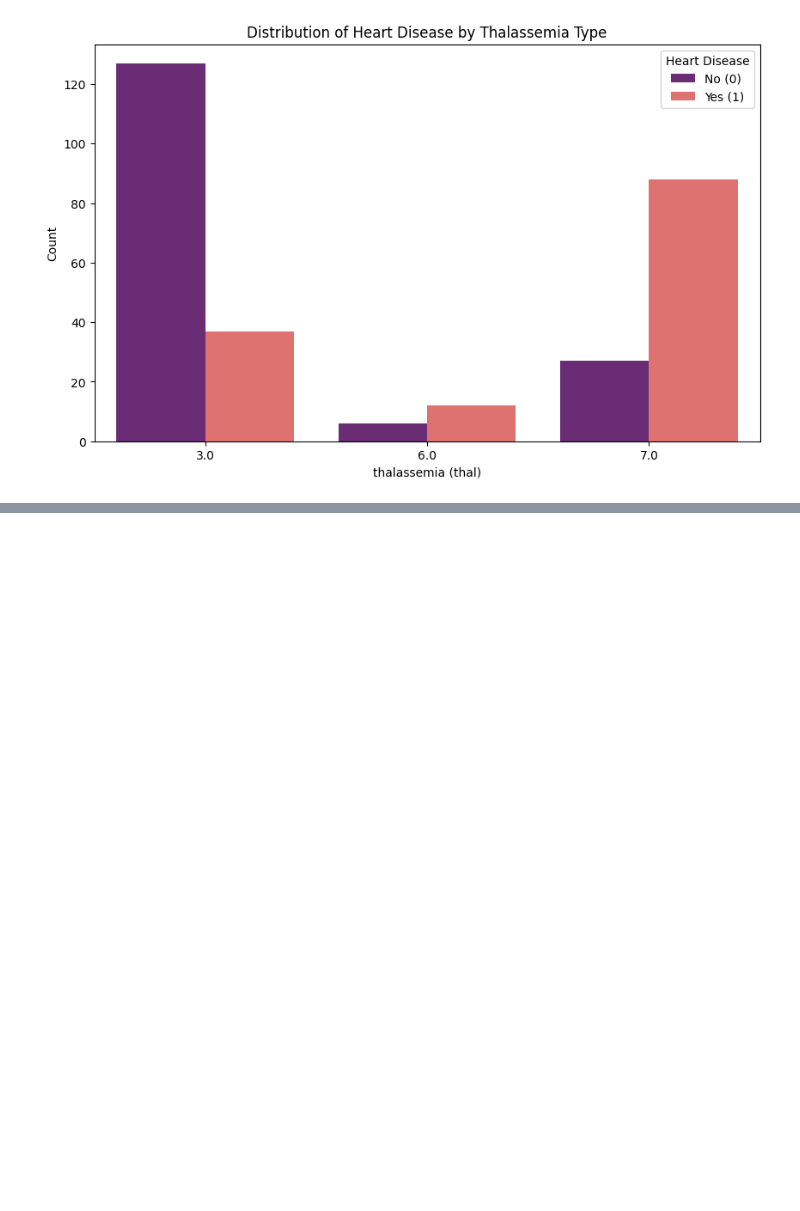
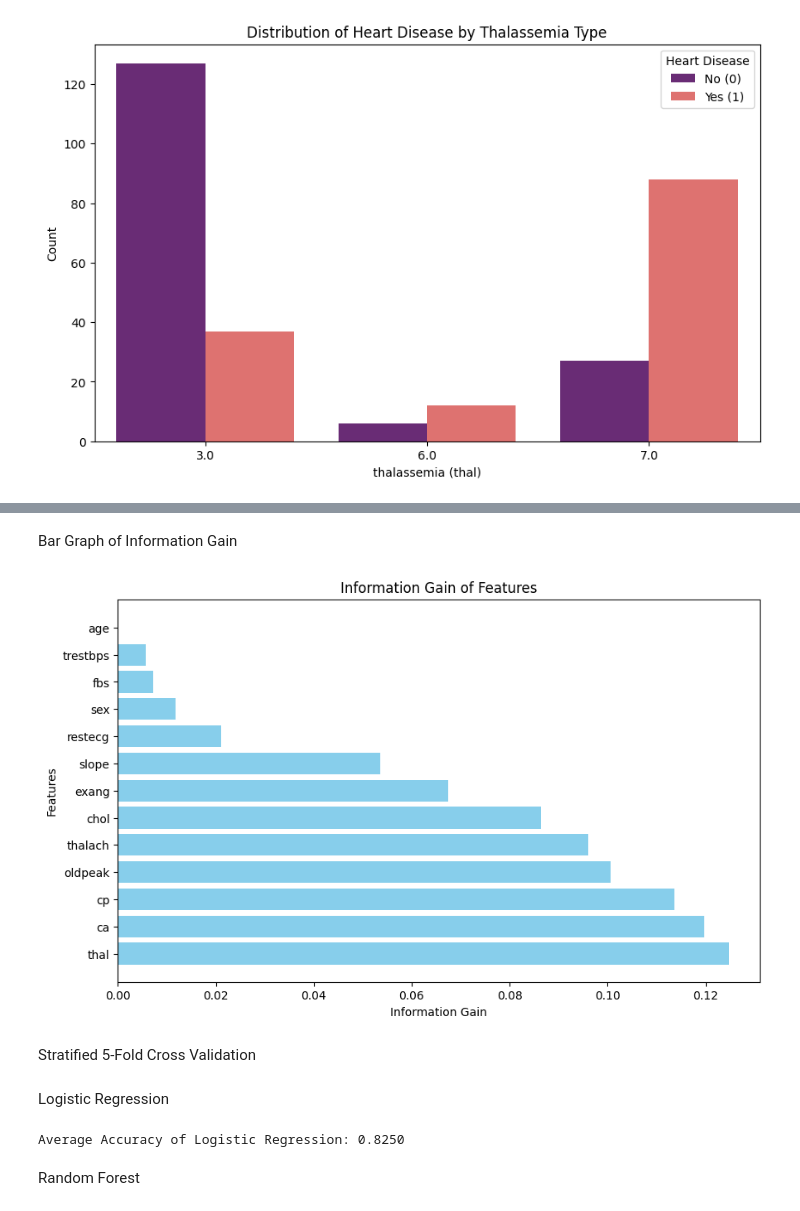
Before and after one commit to Mattkwan8/Machine-Learning-to-Predict-Heart-Disease, a Jupyter notebook: Machine Learning to predict heart disease.ipynb, the cells around one changed output, grey strips where cells are left out. Cells and saved outputs as stored; diff of their text form; code cells hidden in the pictures; blank space fills up the shorter version.

```diff
--- a/Machine Learning to predict heart disease.ipynb
+++ b/Machine Learning to predict heart disease.ipynb
@@ -275,0 +571,17 @@ plt.show()
+# %% [markdown]
+Bar Graph of Information Gain
+# %%
+%matplotlib inline
+import matplotlib.pyplot as plt
+
+# Plot the information gain of each feature
+plt.figure(figsize=(10, 6))
+plt.barh(feature_scores['Feature'], feature_scores['Information Gain'], color='skyblue')
+plt.title('Information Gain of Features')
+plt.xlabel('Information Gain')
+plt.ylabel('Features')
+plt.show()
+# %% [output]
+[figure, added]
+# %% [markdown]
+Stratified 5-Fold Cross Validation
@@ -275,0 +607,38 @@ plt.show()
+# %% [markdown]
+Logistic Regression
+# %%
+from sklearn.linear_model import LogisticRegression
+from sklearn.metrics import accuracy_score
+from sklearn.preprocessing import StandardScaler
+
+accuracies_lr = []
+
+# Loop through each fold for Logistic Regression
+for i in range(n_splits):
+    # Split the data into training and testing sets
+    x_train, x_test = x.iloc[train_indices_list[i]], x.iloc[test_indices_list[i]]
+    y_train, y_test = y.iloc[train_indices_list[i]], y.iloc[test_indices_list[i]]
+
+    # Scale the features
+    scaler = StandardScaler()
+    x_train_scaled = scaler.fit_transform(x_train)
+    x_test_scaled = scaler.transform(x_test)
+
+    # Train Logistic Regression model
+    model_lr = LogisticRegression(max_iter=1000, random_state=1)
+    model_lr.fit(x_train_scaled, y_train)
+
+    # Make predictions
+    y_pred_lr = model_lr.predict(x_test_scaled)
+
+    # Calculate accuracy
+    accuracy_lr = accuracy_score(y_test, y_pred_lr)
+    accuracies_lr.append(accuracy_lr)
+
+# Calculate and print the average accuracy
+average_accuracy = sum(accuracies_lr) / n_splits
+print(f"Average Accuracy of Logistic Regression: {average_accuracy:.4f}")
+# %% [output]
+Average Accuracy of Logistic Regression: 0.8250
+# %% [markdown]
+Random Forest
```
Also changed, not shown: parts of 28 cells of this notebook.
